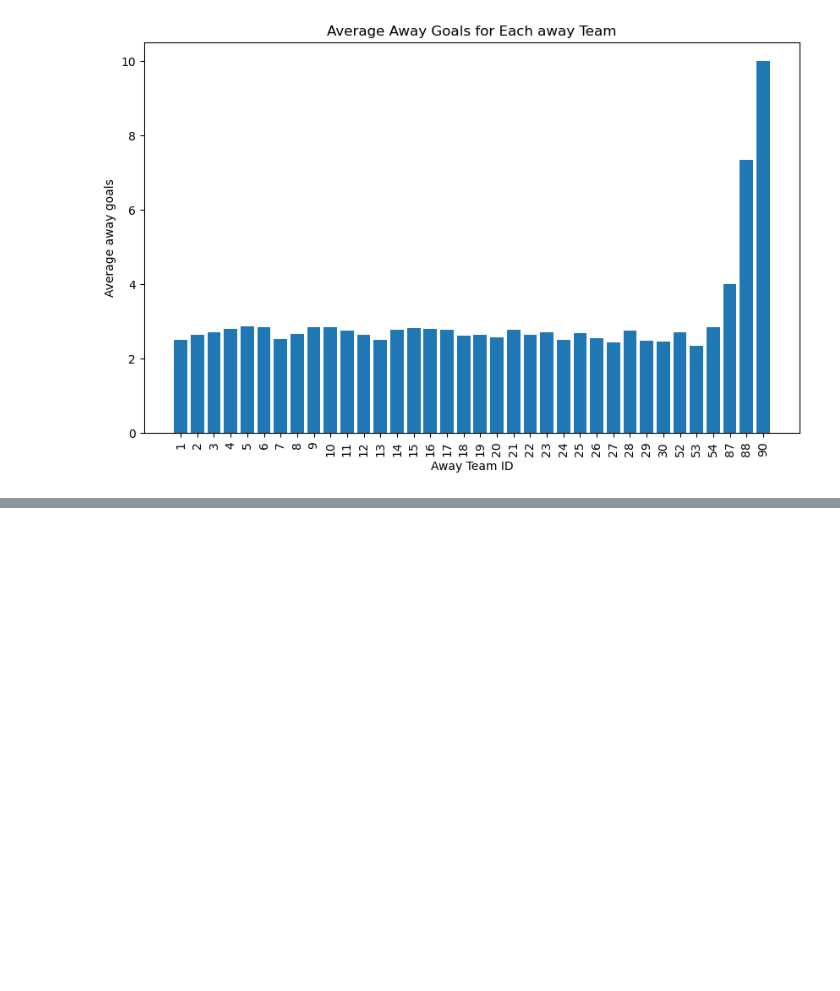
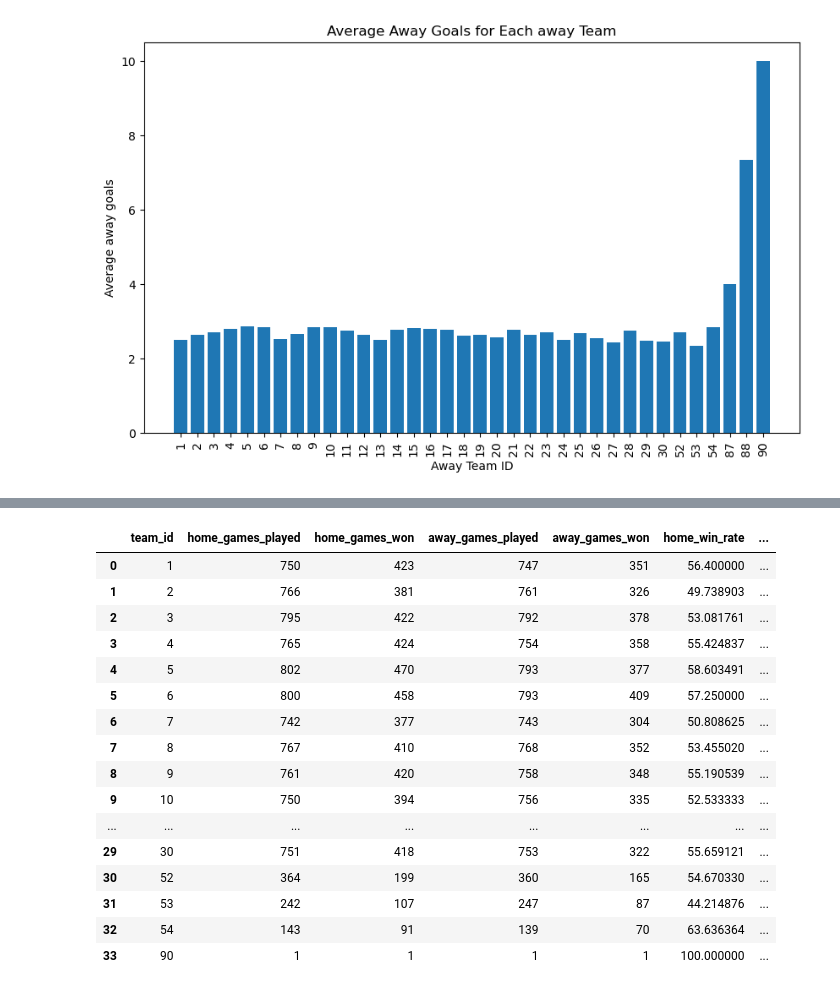
Before and after one commit to rosnibhanu/tech_project, a Jupyter notebook: tech_int.ipynb, the cells around one changed output, grey strips where cells are left out. Saved outputs shown, nothing was run; the diff lists cells and outputs as text; code cells hidden in the pictures; blank space fills up the shorter version.

```diff
--- a/tech_int.ipynb
+++ b/tech_int.ipynb
@@ -447,0 +472,3 @@ plt.show()
+# %%
+win_rate= win_rate.sort_values(by='away_team_id')
+win_rate.tail(50)
@@ -447,0 +624,24 @@ plt.show()
+# %%
+home_games = win_rate.groupby('home_team_id').size().rename('home_games')
+home_games_df= pd.DataFrame({'team_id':home_games.index,'home_games_played':home_games.values})
+
+away_games = win_rate.groupby('away_team_id').size().rename('away_games')
+away_games_df= pd.DataFrame({'team_id':away_games.index,'away_games_played':away_games.values})
+
+# Count the number of wins for each team at home and away
+home_wins = win_rate[win_rate['winner'] == 'home'].groupby('home_team_id').size().rename('home_wins')
+home_wins_df= pd.DataFrame({'team_id':home_wins.index,'home_games_won':home_wins.values})
+
+away_wins = win_rate[win_rate['winner'] == 'away'].groupby('away_team_id').size().rename('away_wins')
+away_wins_df= pd.DataFrame({'team_id':away_wins.index,'away_games_won':away_wins.values})
+
+# Calculate win rates for each team at home and away
+home_win_rate = (home_wins / home_games) * 100
+away_win_rate = (away_wins / away_games) * 100
+
+# Combine the results into a single DataFrame
+win_rate_summary = pd.DataFrame({'home_win_rate': home_win_rate, 'away_win_rate': away_win_rate})
+
+win_rate_summary.reset_index(inplace=True)
+win_rate_summary.rename(columns={'index':'team_id'}, inplace=True)
+win_rate_summary
@@ -447,0 +666,24 @@ plt.show()
+# %%
+home_play =pd.merge(home_games_df,home_wins_df, on ='team_id')
+away_play= pd.merge(away_games_df,away_wins_df, on ='team_id')
+home_away_games= pd.merge(home_play,away_play,on ='team_id')
+home_away_games_rate= pd.merge(home_away_games,win_rate_summary, on='team_id')
+home_away_games_rate
+# %% [output]
+|  | team_id | home_games_played | home_games_won | away_games_played | away_games_won | home_win_rate | ... |
+| 0 | 1 | 750 | 423 | 747 | 351 | 56.400000 | ... |
+| 1 | 2 | 766 | 381 | 761 | 326 | 49.738903 | ... |
+| 2 | 3 | 795 | 422 | 792 | 378 | 53.081761 | ... |
+| 3 | 4 | 765 | 424 | 754 | 358 | 55.424837 | ... |
+| 4 | 5 | 802 | 470 | 793 | 377 | 58.603491 | ... |
+| 5 | 6 | 800 | 458 | 793 | 409 | 57.250000 | ... |
+| 6 | 7 | 742 | 377 | 743 | 304 | 50.808625 | ... |
+| 7 | 8 | 767 | 410 | 768 | 352 | 53.455020 | ... |
+| 8 | 9 | 761 | 420 | 758 | 348 | 55.190539 | ... |
+| 9 | 10 | 750 | 394 | 756 | 335 | 52.533333 | ... |
+| ... | ... | ... | ... | ... | ... | ... | ... |
+| 29 | 30 | 751 | 418 | 753 | 322 | 55.659121 | ... |
+| 30 | 52 | 364 | 199 | 360 | 165 | 54.670330 | ... |
+| 31 | 53 | 242 | 107 | 247 | 87 | 44.214876 | ... |
+| 32 | 54 | 143 | 91 | 139 | 70 | 63.636364 | ... |
+| 33 | 90 | 1 | 1 | 1 | 1 | 100.000000 | ... |
```
Also changed, not shown: parts of 16 cells of this notebook.
